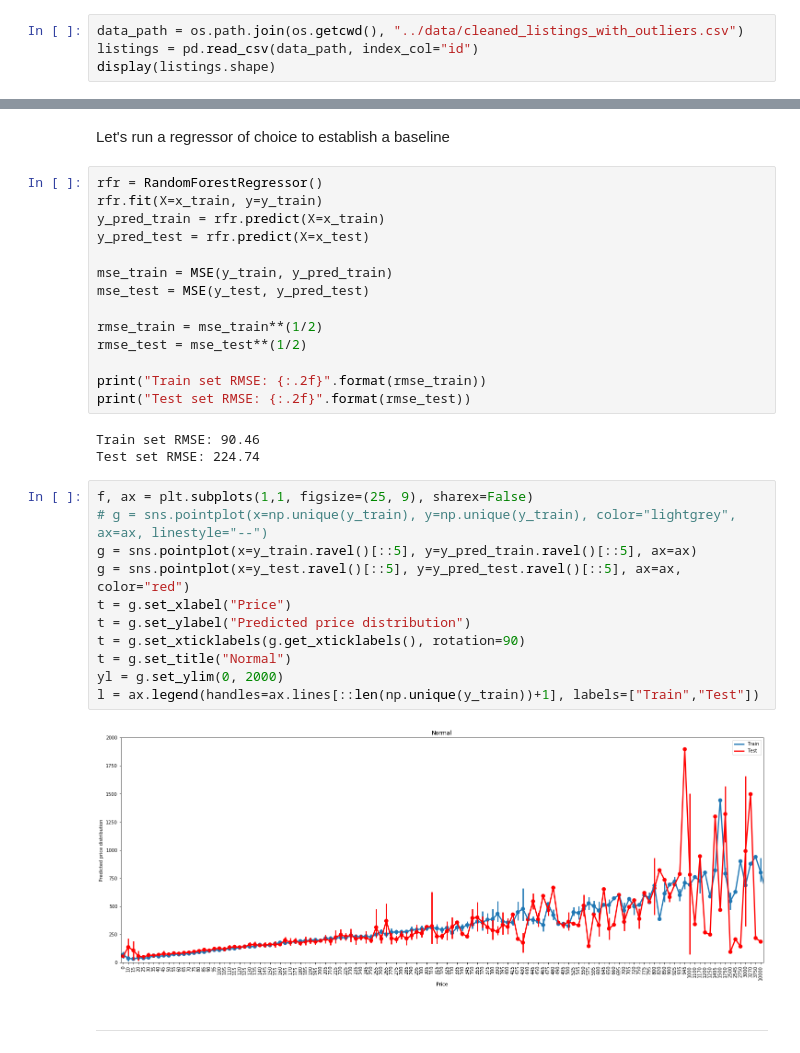
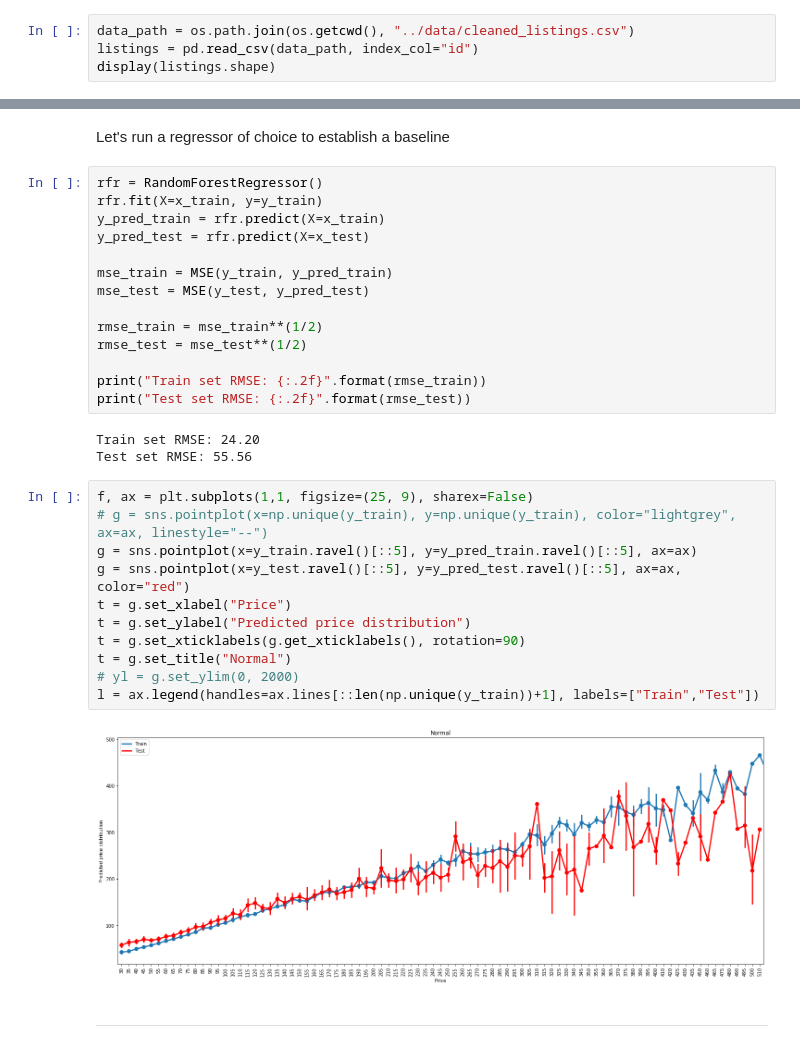
Before and after one commit to principal-miners/listings, a Jupyter notebook: ssh/RAW Modelling.ipynb, the cells around one changed output, grey strips where cells are left out. Saved outputs shown, nothing was run; the diff lists cells and outputs as text.

```diff
--- a/ssh/RAW Modelling.ipynb
+++ b/ssh/RAW Modelling.ipynb
@@ -39,7 +39,7 @@ from Utils.DataUtils import *
 
 RANDOM_SEED = 42
 # %%
-data_path = os.path.join(os.getcwd(), "../data/cleaned_listings_with_outliers.csv")
+data_path = os.path.join(os.getcwd(), "../data/cleaned_listings.csv")
 listings = pd.read_csv(data_path, index_col="id")
 display(listings.shape)
 # %% [output]
@@ -153,21 +153,21 @@ rmse_test = mse_test**(1/2)
 print("Train set RMSE: {:.2f}".format(rmse_train))
 print("Test set RMSE: {:.2f}".format(rmse_test))
 # %% [output]
-Train set RMSE: 90.46
-Test set RMSE: 224.74
+Train set RMSE: 24.20
+Test set RMSE: 55.56
 # %%
 f, ax = plt.subplots(1,1, figsize=(25, 9), sharex=False)
 # g = sns.pointplot(x=np.unique(y_train), y=np.unique(y_train), color="lightgrey", ax=ax, linestyle="--")
 g = sns.pointplot(x=y_train.ravel()[::5], y=y_pred_train.ravel()[::5], ax=ax)
 g = sns.pointplot(x=y_test.ravel()[::5], y=y_pred_test.ravel()[::5], ax=ax, color="red")
 t = g.set_xlabel("Price")
 t = g.set_ylabel("Predicted price distribution")
 t = g.set_xticklabels(g.get_xticklabels(), rotation=90)
 t = g.set_title("Normal")
-yl = g.set_ylim(0, 2000)
+# yl = g.set_ylim(0, 2000)
 l = ax.legend(handles=ax.lines[::len(np.unique(y_train))+1], labels=["Train","Test"])
 # %% [output]
-[figure, old version]
+[figure, new version]
 # %% [markdown]
 ----------
 # %%
```
Also changed, not shown: parts of 6 cells of this notebook, 6 other files.
